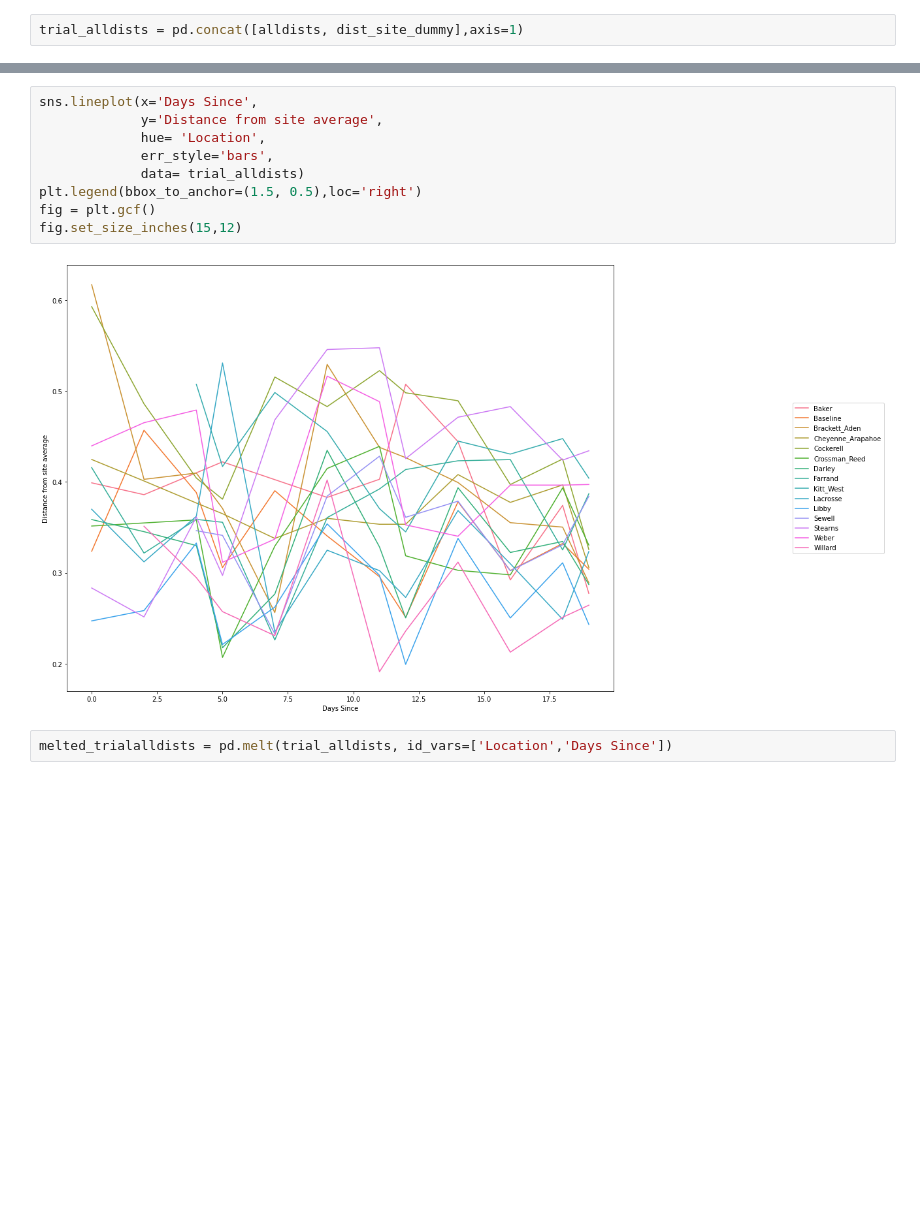
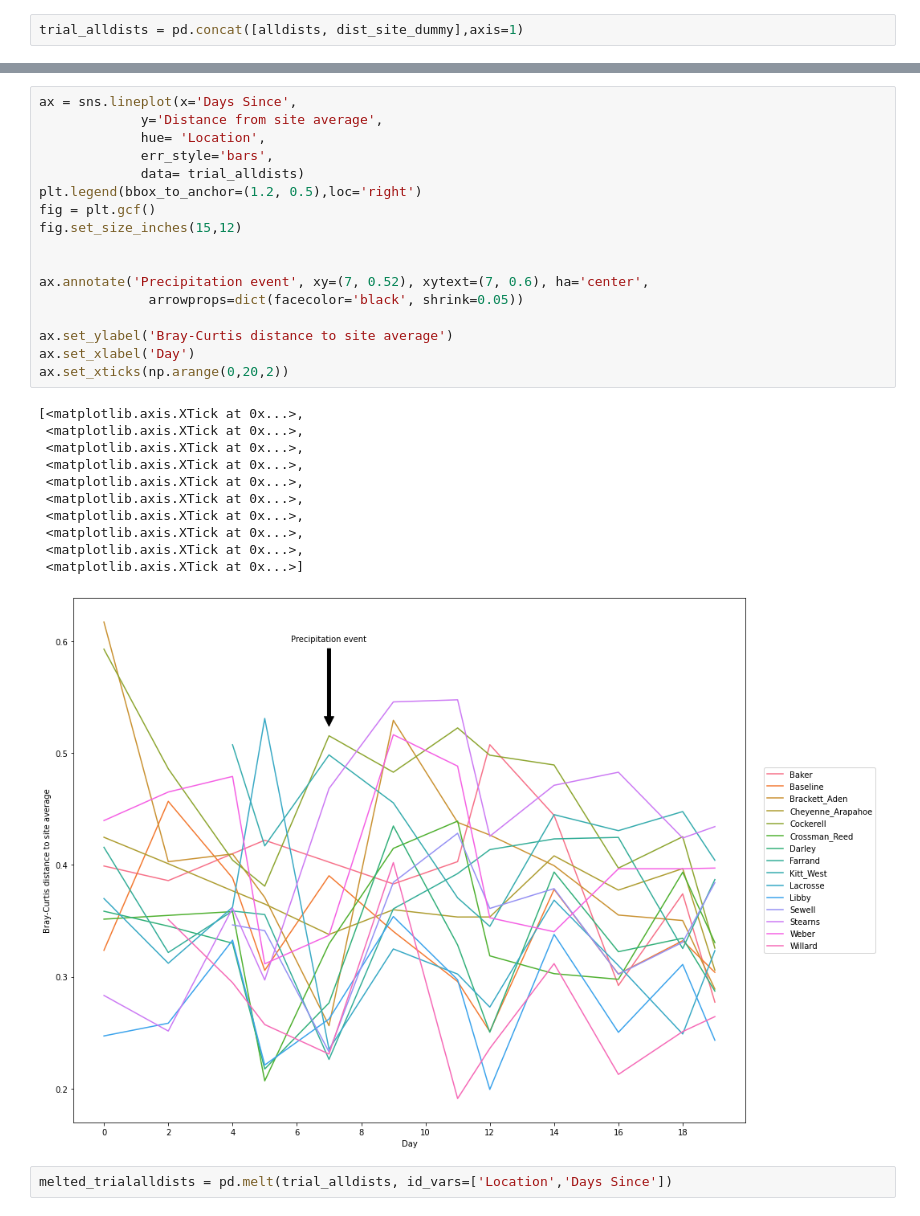
Before and after one commit to sterrettJD/CU-Sewer-Metagenomics, a Jupyter notebook: Volatility_analysis.ipynb, the cells around one changed output, grey strips where cells are left out. Drawn from its saved outputs; the diff is of its cells as text; blank space fills up the shorter version.

Commit message:
Updated volatility analysis plots

```diff
--- a/Volatility_analysis.ipynb
+++ b/Volatility_analysis.ipynb
@@ -725,14 +738,32 @@ fig.set_size_inches(15,12)
 # %%
-sns.lineplot(x='Days Since',
+ax = sns.lineplot(x='Days Since',
              y='Distance from site average',
              hue= 'Location',
              err_style='bars',
              data= trial_alldists)
-plt.legend(bbox_to_anchor=(1.5, 0.5),loc='right')
+plt.legend(bbox_to_anchor=(1.2, 0.5),loc='right')
 fig = plt.gcf()
 fig.set_size_inches(15,12)
+
+
+ax.annotate('Precipitation event', xy=(7, 0.52), xytext=(7, 0.6), ha='center',
+              arrowprops=dict(facecolor='black', shrink=0.05))
+
+ax.set_ylabel('Bray-Curtis distance to site average')
+ax.set_xlabel('Day')
+ax.set_xticks(np.arange(0,20,2))
 # %% [output]
+[<matplotlib.axis.XTick at 0x...>,
+ <matplotlib.axis.XTick at 0x...>,
+ <matplotlib.axis.XTick at 0x...>,
+ <matplotlib.axis.XTick at 0x...>,
+ <matplotlib.axis.XTick at 0x...>,
+ <matplotlib.axis.XTick at 0x...>,
+ <matplotlib.axis.XTick at 0x...>,
+ <matplotlib.axis.XTick at 0x...>,
+ <matplotlib.axis.XTick at 0x...>,
+ <matplotlib.axis.XTick at 0x...>]
-[figure, old version]
+[figure, new version]
 # %%
 melted_trialalldists = pd.melt(trial_alldists, id_vars=['Location','Days Since'])
 # %%
```
Also changed, not shown: parts of 89 cells of this notebook.
